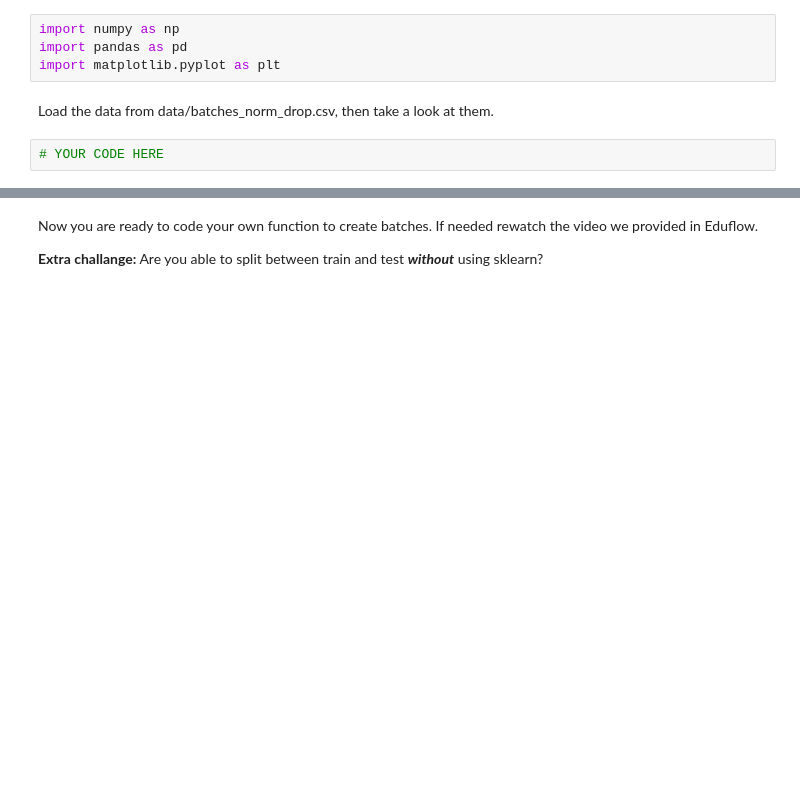
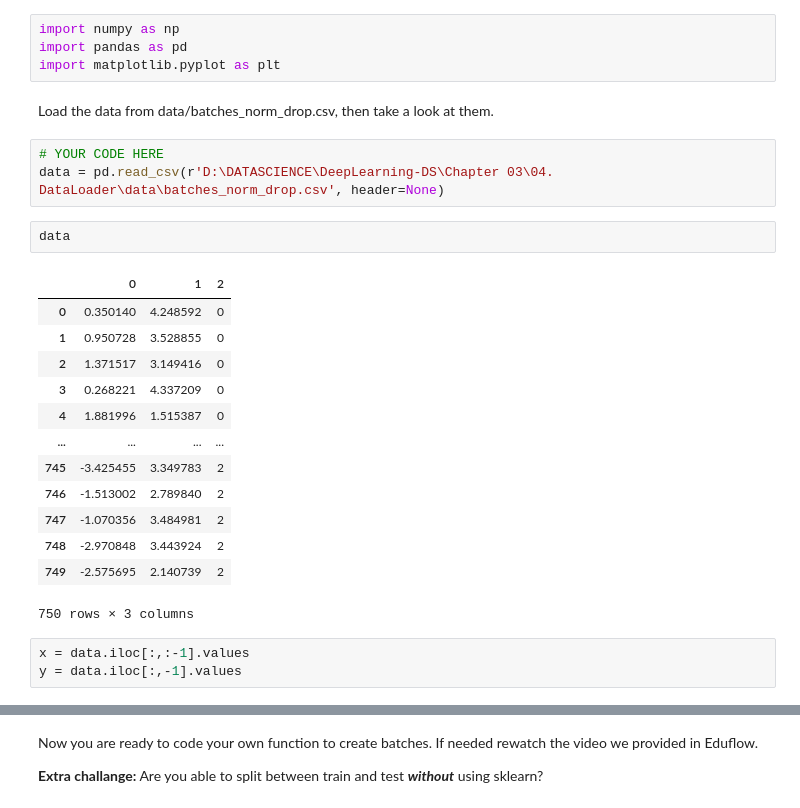
Before and after one commit to VarunKRK/DeepLearning-DS, a Jupyter notebook: Chapter 03/04. DataLoader/Batches_BatchNorm_Dropout.ipynb, the cells around one changed output, grey strips where cells are left out. Cells and saved outputs as stored; diff of their text form; blank space fills up the shorter version.

```diff
--- a/Chapter 03/04. DataLoader/Batches_BatchNorm_Dropout.ipynb
+++ b/Chapter 03/04. DataLoader/Batches_BatchNorm_Dropout.ipynb
@@ -8,5 +8,25 @@ import pandas as pd
 import matplotlib.pyplot as plt
 # %% [markdown]
 Load the data from data/batches_norm_drop.csv, then take a look at them.
-# %%
-# YOUR CODE HERE
+# %%
+# YOUR CODE HERE
+data = pd.read_csv(r'D:\DATASCIENCE\DeepLearning-DS\Chapter 03\04. DataLoader\data\batches_norm_drop.csv', header=None)
+# %%
+data
+# %% [output]
+|  | 0 | 1 | 2 |
+| 0 | 0.350140 | 4.248592 | 0 |
+| 1 | 0.950728 | 3.528855 | 0 |
+| 2 | 1.371517 | 3.149416 | 0 |
+| 3 | 0.268221 | 4.337209 | 0 |
+| 4 | 1.881996 | 1.515387 | 0 |
+| ... | ... | ... | ... |
+| 745 | -3.425455 | 3.349783 | 2 |
+| 746 | -1.513002 | 2.789840 | 2 |
+| 747 | -1.070356 | 3.484981 | 2 |
+| 748 | -2.970848 | 3.443924 | 2 |
+| 749 | -2.575695 | 2.140739 | 2 |
+750 rows × 3 columns
+# %%
+x = data.iloc[:,:-1].values
+y = data.iloc[:,-1].values
```
Also changed, not shown: parts of 8 cells of this notebook.
